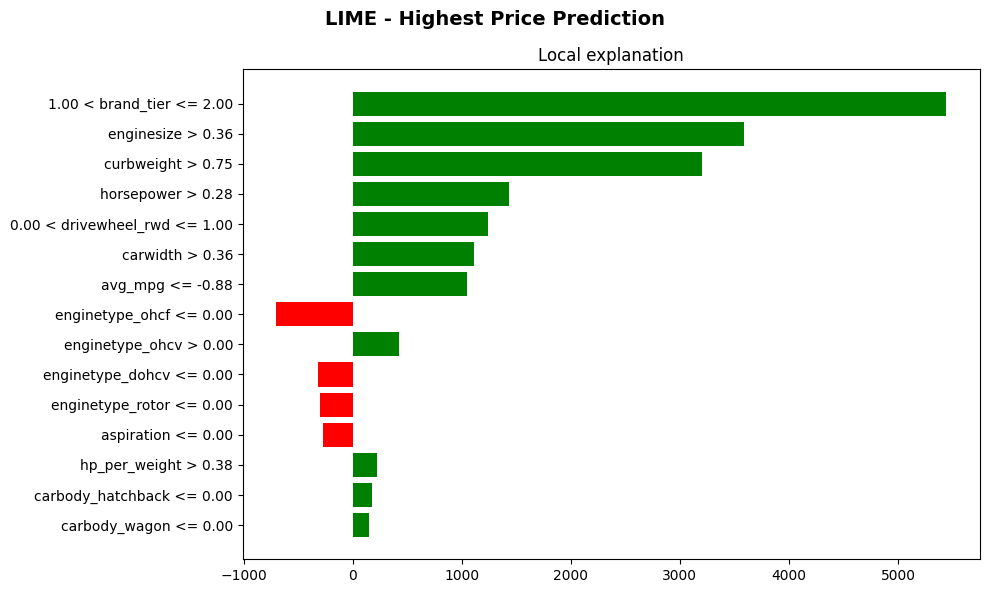
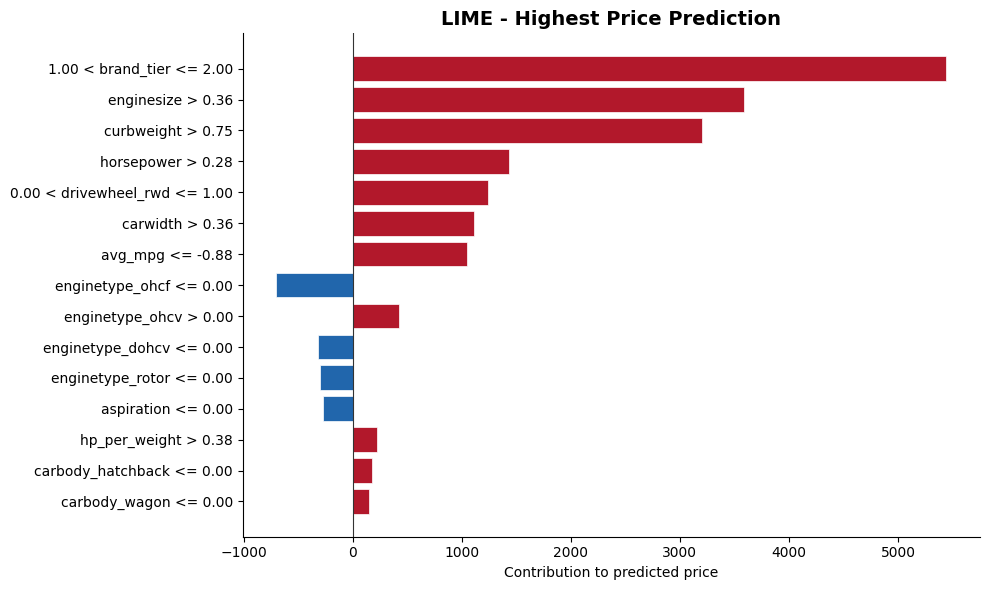
The notebook cell's code change between the first figure and the second:
--- before
+++ after
@@ -1,2 +1,34 @@
+def plot_lime_bars(exp, out_path, title):
+    """Render a LIME explanation as a horizontal bar chart in the project palette.
+
+    Positive weights (push prediction up) -> red.
+    Negative weights (push prediction down) -> blue.
+    """
+    items = exp.as_list()
+    labels = [label for label, _ in items]
+    weights = [weight for _, weight in items]
+
+    order = np.argsort(np.abs(weights))  # smallest to largest, largest at top after barh
+    labels = [labels[i] for i in order]
+    weights = [weights[i] for i in order]
+
+    red = "#b2182b"
+    blue = "#2166ac"
+    colors = [red if w > 0 else blue for w in weights]
+
+    fig, ax = plt.subplots(figsize=(10, 6))
+    ax.barh(range(len(weights)), weights, color=colors, edgecolor="white", linewidth=0.5)
+    ax.set_yticks(range(len(labels)))
+    ax.set_yticklabels(labels, fontsize=10)
+    ax.axvline(0, color="#333", linewidth=0.8)
+    ax.set_xlabel("Contribution to predicted price", fontsize=10)
+    ax.set_title(title, fontsize=14, fontweight="bold")
+    ax.spines["top"].set_visible(False)
+    ax.spines["right"].set_visible(False)
+    plt.tight_layout()
+    plt.savefig(out_path, dpi=150, bbox_inches="tight", facecolor="white")
+    plt.show()
+
+
 print(f"LIME: Most expensive prediction (${y_pred[idx_expensive]:,.0f})")
 exp_expensive = lime_explainer.explain_instance(
@@ -5,8 +37,7 @@
     num_features=15,
 )
-fig = exp_expensive.as_pyplot_figure()
-fig.suptitle("LIME - Highest Price Prediction", fontsize=14, fontweight="bold")
-fig.set_size_inches(10, 6)
-plt.tight_layout()
-plt.savefig("../visualizations/lime-expensive.png", dpi=150, bbox_inches="tight")
-plt.show()
+plot_lime_bars(
+    exp_expensive,
+    "../visualizations/lime-expensive.png",
+    "LIME - Highest Price Prediction",
+)

Commit: Unify presentation visuals with blue-red palette - add notebooks/10-presentation-tables.ipynb rendering manual, pycaret-raw, and pycaret-preprocessed test results as styled PNGs - save manual test results to data/manual-test-results.csv for reuse - recolour LIME waterfalls to match the project's blu